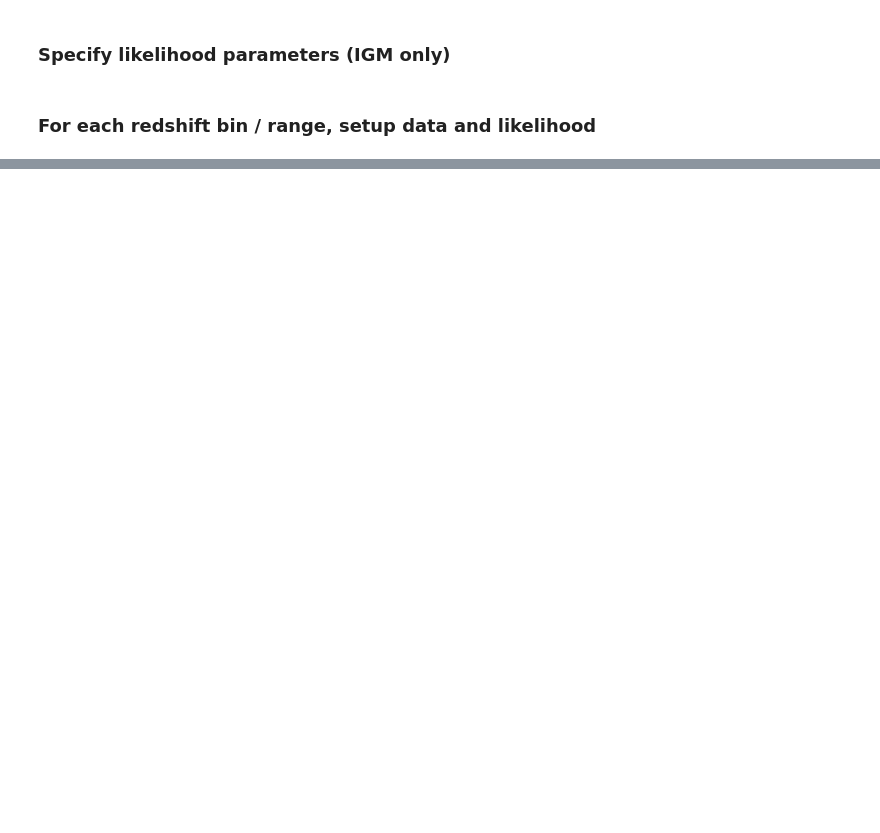
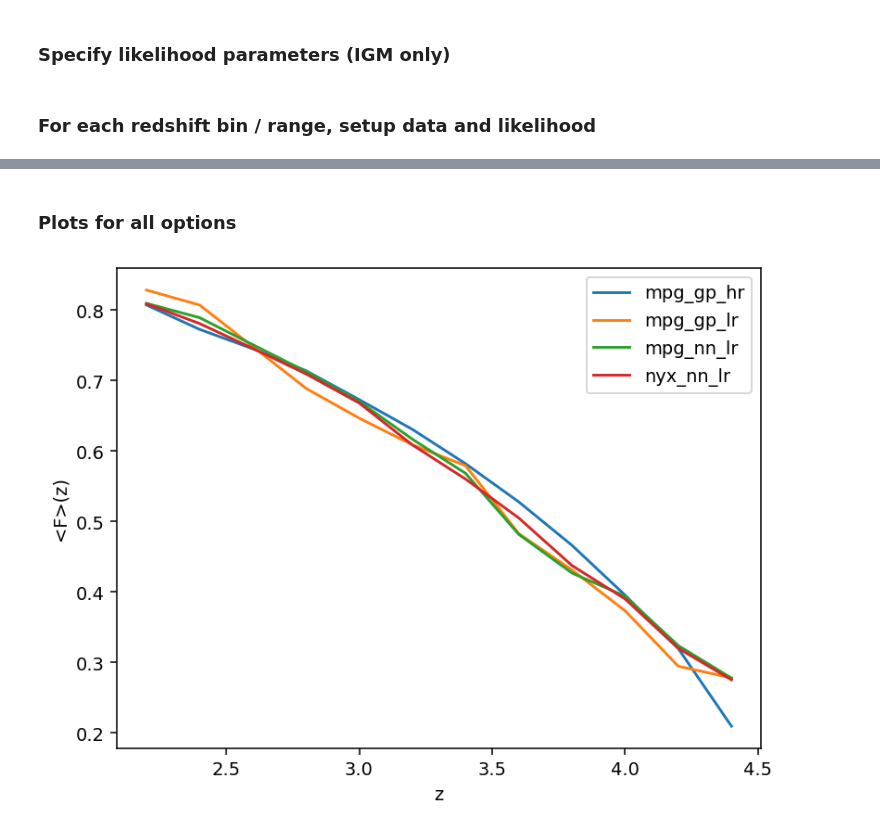
Before and after one commit to igmhub/cup1d, a Jupyter notebook: notebooks/likelihood/fit_eBOSS_IGM.ipynb, the cells around one changed output, grey strips where cells are left out. Drawn from its saved outputs; the diff is of its cells as text; code cells hidden in the pictures; blank space fills up the shorter version.

```diff
--- a/notebooks/likelihood/fit_eBOSS_IGM.ipynb
+++ b/notebooks/likelihood/fit_eBOSS_IGM.ipynb
@@ -201,0 +215,20 @@ plt.savefig('eBOSS_HR_SiIII.png')
+# %% [markdown]
+### Plots for all options
+# %%
+folder_figs = os.path.abspath('.')+'/fig_fit_eBOSS_IGM/'
+
+emulator_label = ["mpg_gp_hr", "mpg_gp_lr", "mpg_nn_lr", "nyx_nn_lr"]
+
+dat = []
+for lab in emulator_label:
+    dat.append(np.load(folder_figs + lab + '.npz'))
+# %%
+for ii, lab in enumerate(emulator_label):
+    plt.plot(dat[ii]["zs"], dat[ii]["mF"], label=lab)
+
+plt.xlabel('z')
+plt.ylabel('<F>(z)')
+plt.legend()
+plt.savefig(folder_figs + '/mF.png')
+# %% [output]
+[figure, added]
```
Also changed, not shown: parts of 15 cells of this notebook, 6 other files.
